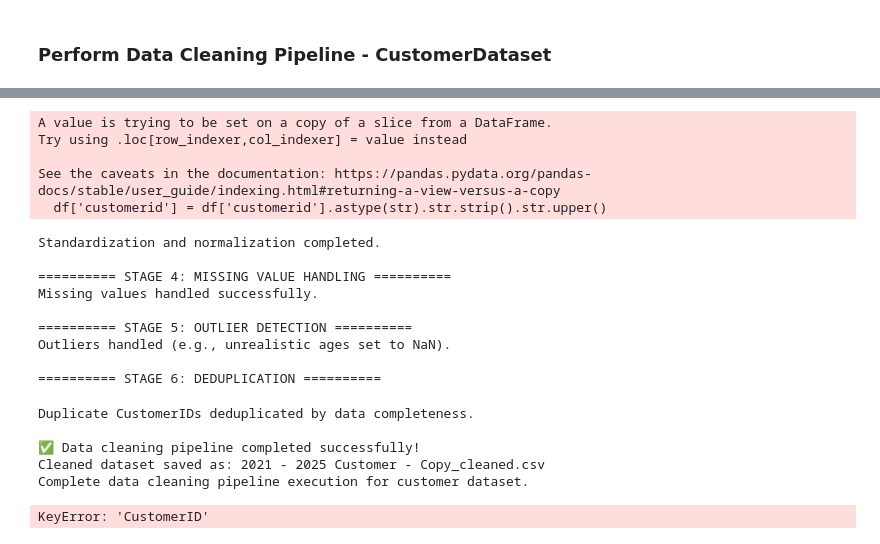
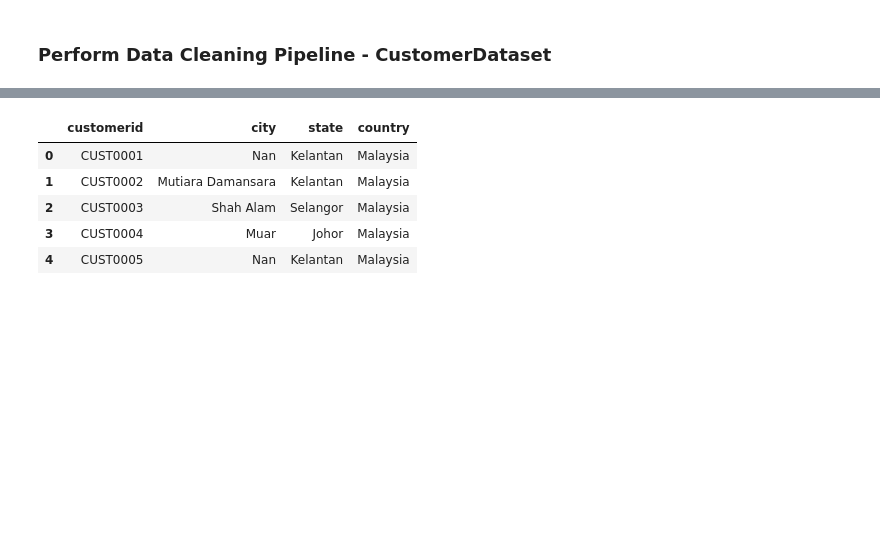
Before and after one commit to celinezyyy/Segma_FYP, a Jupyter notebook: server/python/dataCleaning/customerCleaning.ipynb, the cells around one changed output, grey strips where cells are left out. Drawn from its saved outputs; the diff is of its cells as text; code cells hidden in the pictures; blank space fills up the shorter version.

Commit message:
update Customer cleaning pipeline - (left last checking on city & state handling & log message)

```diff
--- a/server/python/dataCleaning/customerCleaning.ipynb
+++ b/server/python/dataCleaning/customerCleaning.ipynb
@@ -493,45 +526,7 @@ def clean_customer_dataset(df, original_customer_dataset_name):
 # Keep a copy for comparison
 original_customer_df = customer_df.copy()
 cleaned_customer_df, cleaned_file_name = clean_customer_dataset(customer_df, original_customer_dataset_name)
-
-def generate_before_after_summary(df_before, df_after, example_rows=1):
-    """
-    Generate a summary table comparing before and after cleaning:
-    - Column name
-    - Missing before
-    - Missing after
-    - Number of invalid/changed entries
-    - Example of correction (first few corrected entries)
-    """
-    summary_data = []
-    for col in df_before.columns:
-        before_missing = df_before[col].isna().sum()
-        after_missing = df_after[col].isna().sum()
-
-        # Count changed or corrected entries
-        if col in df_after.columns:
-            invalid_count = (df_before[col] != df_after[col]).sum()
-            # Get example corrections
-            example_corrections = df_after.loc[df_before[col] != df_after[col], col].head(example_rows).tolist()
-            example_str = ", ".join([str(x) for x in example_corrections]) if example_corrections else "-"
-        else:
-            invalid_count = "-"
-            example_str = "-"
-
-        summary_data.append([col, before_missing, after_missing, invalid_count, example_str])
-
-    summary_df = pd.DataFrame(summary_data, columns=[
-        "Column", "Before Missing", "After Missing", "Invalid/Changed Count", "Example of Correction"
-    ])
-
-    return summary_df
-
-# Generate table
-before_after_summary = generate_before_after_summary(original_customer_df, cleaned_customer_df)
-
-# Display nicely
-print("\n===== Before vs After Cleaning Summary =====\n")
-print(before_after_summary)
+cleaned_customer_df.head()
 # %% [output]
 🚀 Starting data cleaning pipeline...
 
@@ -552,23 +548,9 @@ Duplicate entries removed.
-A value is trying to be set on a copy of a slice from a DataFrame.
-Try using .loc[row_indexer,col_indexer] = value instead
-
-See the caveats in the documentation: https://pandas.pydata.org/pandas-docs/stable/user_guide/indexing.html#returning-a-view-versus-a-copy
-  df['customerid'] = df['customerid'].astype(str).str.strip().str.upper()
-Standardization and normalization completed.
-
-========== STAGE 4: MISSING VALUE HANDLING ==========
-Missing values handled successfully.
-
-========== STAGE 5: OUTLIER DETECTION ==========
-Outliers handled (e.g., unrealistic ages set to NaN).
-
-========== STAGE 6: DEDUPLICATION ==========
-Duplicate CustomerIDs deduplicated by data completeness.
-
-✅ Data cleaning pipeline completed successfully!
-Cleaned dataset saved as: 2021 - 2025 Customer - Copy_cleaned.csv
-Complete data cleaning pipeline execution for customer dataset.
-KeyError: 'CustomerID'
+|  | customerid | city | state | country |
+| 0 | CUST0001 | Nan | Kelantan | Malaysia |
+| 1 | CUST0002 | Mutiara Damansara | Kelantan | Malaysia |
+| 2 | CUST0003 | Shah Alam | Selangor | Malaysia |
+| 3 | CUST0004 | Muar | Johor | Malaysia |
+| 4 | CUST0005 | Nan | Kelantan | Malaysia |
 # %%
 malaysia_states = pycountry.subdivisions.get(country_code='MY')
 
```
Also changed, not shown: parts of 5 cells of this notebook.
